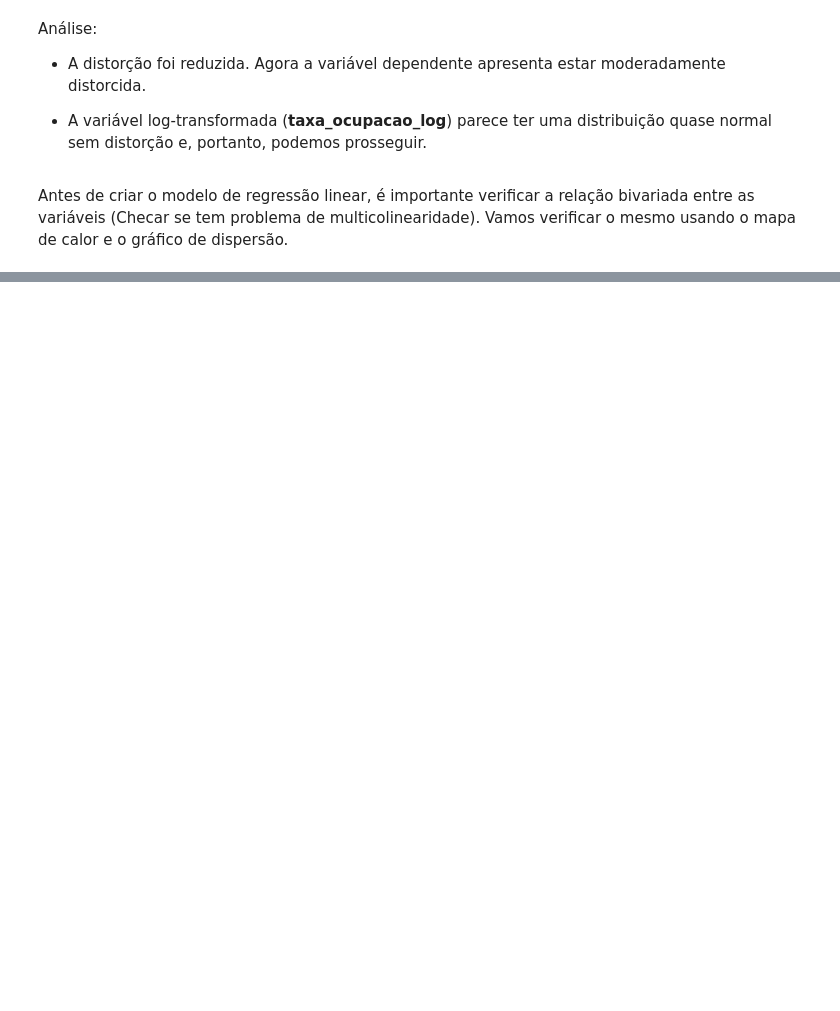
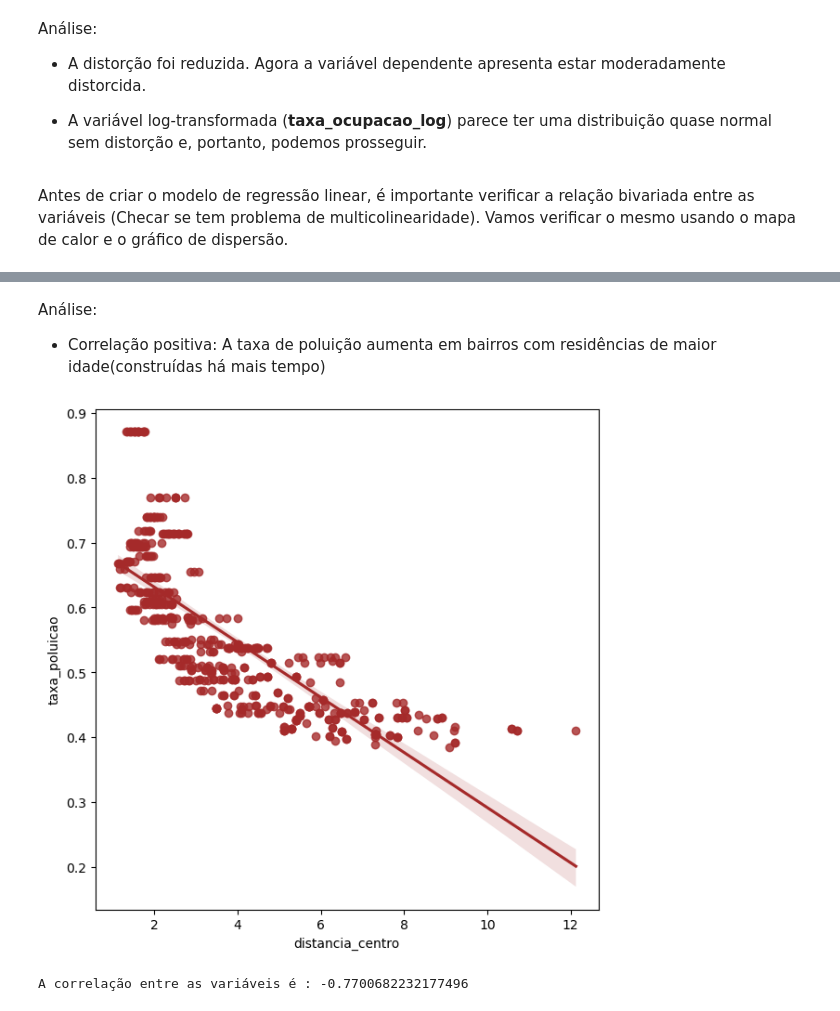
Before and after one commit to anandasouza/Aplicacao-e-Interpretacao-de-Testes-estatisticos, a Jupyter notebook: projeto.ipynb, the cells around one changed output, grey strips where cells are left out. Saved outputs shown, nothing was run; the diff lists cells and outputs as text; code cells hidden in the pictures; blank space fills up the shorter version.

```diff
--- a/projeto.ipynb
+++ b/projeto.ipynb
@@ -203,0 +289,16 @@ Antes de criar o modelo de regressão linear, é importante verificar a relaçã
+# %% [markdown]
+Análise:
+- Correlação positiva: A taxa de poluição aumenta em bairros com residências de maior idade(construídas há mais tempo)
+# %%
+#Scatter Plot Distância do Centro X Taxa Poluição
+plt.figure(figsize = (7, 7))
+sns.regplot(x = 'distancia_centro', y = 'taxa_poluicao', data = dados, color = 'brown')
+plt.show()
+# %% [output]
+[figure, added]
+# %%
+#Coeficiente de correlação
+print('A correlação entre as variáveis é :', pearsonr(dados['distancia_centro'],
+                                                      dados['taxa_poluicao'])[0])
+# %% [output]
+A correlação entre as variáveis é : -0.7700682232177496
```
Also changed, not shown: parts of 20 cells of this notebook.
